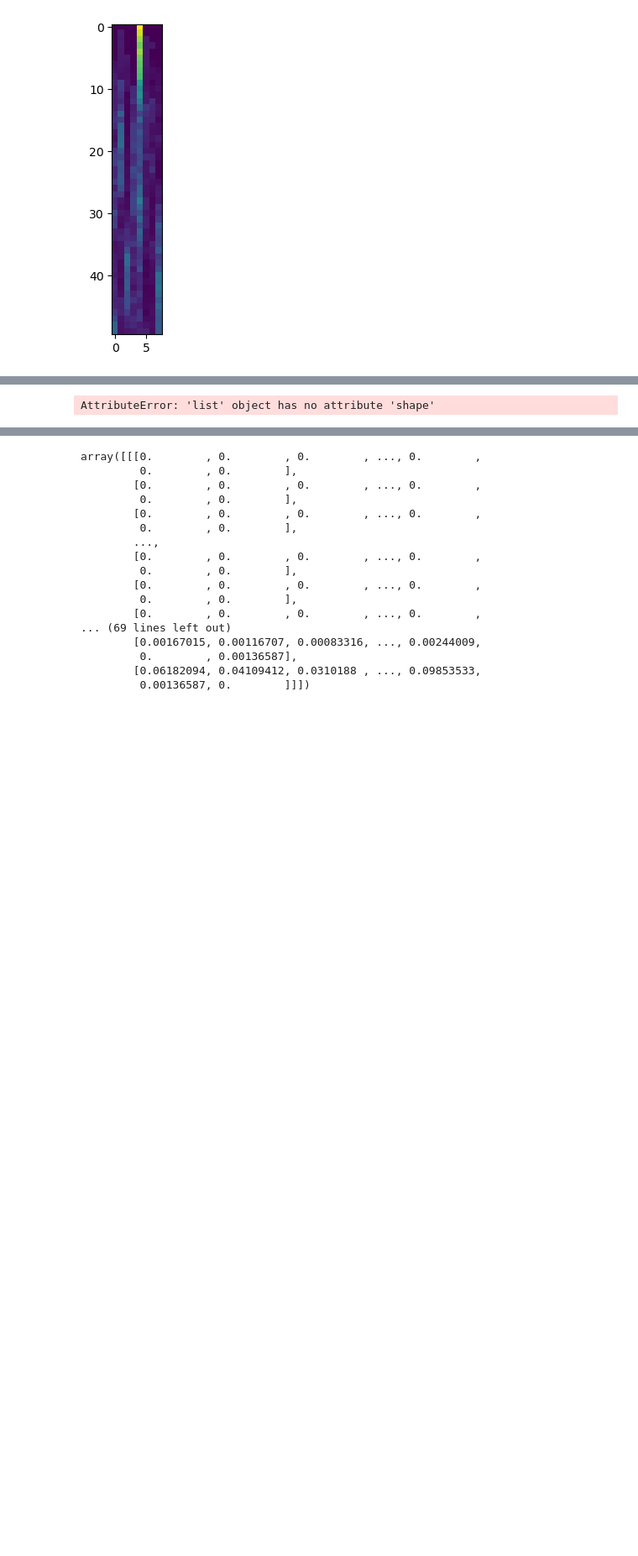
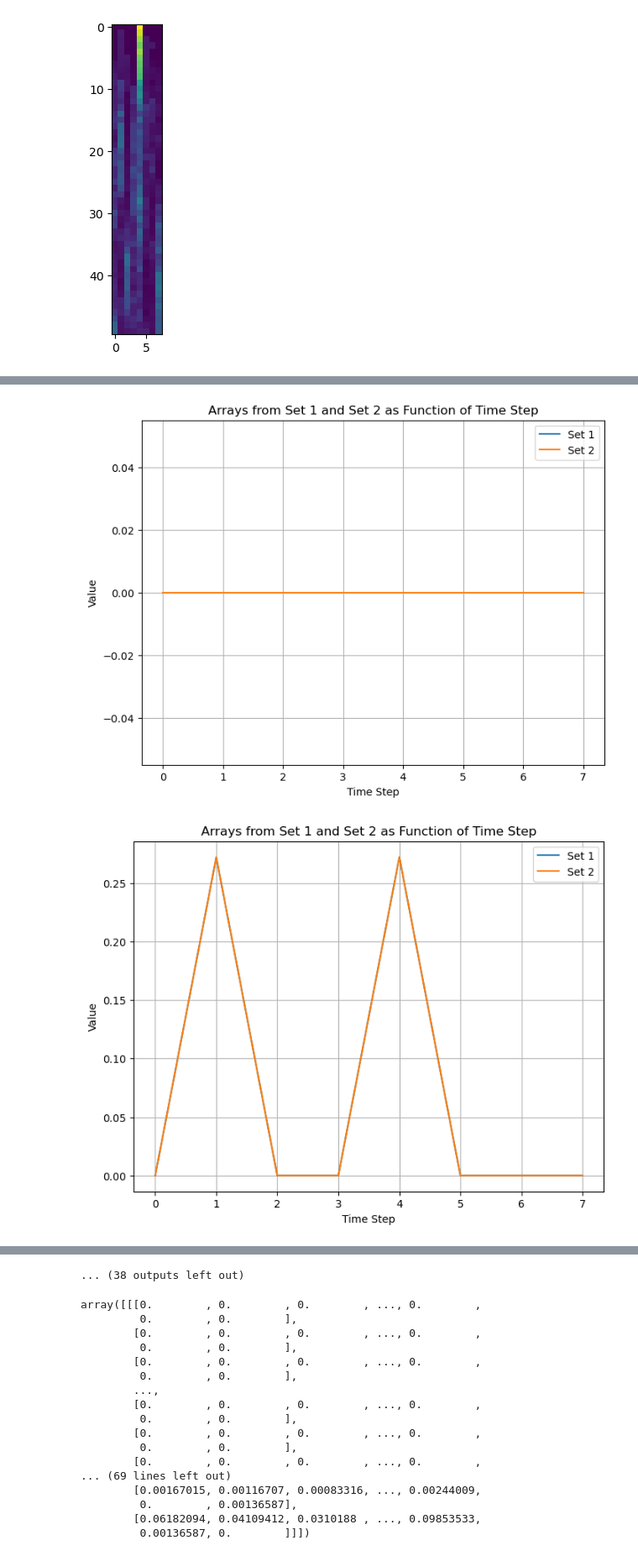
Before and after one commit to jacksonhenry3/Qnibble, a Jupyter notebook: Notebooks/MI_complexity_measures.ipynb, the cells around one changed output, grey strips where cells are left out. Shown at 84% size. Saved outputs shown, nothing was run; the diff lists cells and outputs as text; code cells hidden in the pictures; blank space fills up the shorter version.

```diff
--- a/Notebooks/MI_complexity_measures.ipynb
+++ b/Notebooks/MI_complexity_measures.ipynb
@@ -325,5 +365,29 @@ def plot_bars_for_each_row(array):
 # %%
-average_mi_greedy = average_values_two_point_list(adj_matrices_list)
-plot_bars_for_each_row(average_mi_greedy)
+def plot_arrays_from_two_sets(set1, set2):
+    num_arrays = len(set1)
+
+    # Iterate over each array in both sets
+    for i in range(num_arrays):
+        # Create a new figure for each array
+        plt.figure(figsize=(8, 6))
+
+        # Plot arrays from both sets on the same chart
+        plt.plot(set1[i], label='Set 1')
+        plt.plot(set2[i], label='Set 2')
+
+        # Add labels and title
+        plt.xlabel('Time Step')
+        plt.ylabel('Value')
+        plt.title(f'Arrays from Set 1 and Set 2 as Function of Time Step')
+
+        # Add legend
+        plt.legend()
+
+        # Show the plot
+        plt.grid(True)
+        plt.show()
-# %% [output]
-AttributeError: 'list' object has no attribute 'shape'
+# %%
+plot_arrays_from_two_sets(average_values_two_point_list(adj_matrices_list),average_values_two_point_list(adj_matrices_list_random))
+# %% [output]
+[figure, added]
+[figure, added]
@@ -330,3 +404,4 @@ AttributeError: 'list' object has no attribute 'shape'
+... (38 outputs left out)
 # %%
 # %% [output]
 array([[[0.        , 0.        , 0.        , ..., 0.        ,
```
Also changed, not shown: parts of 9 cells of this notebook, 5 other files.
